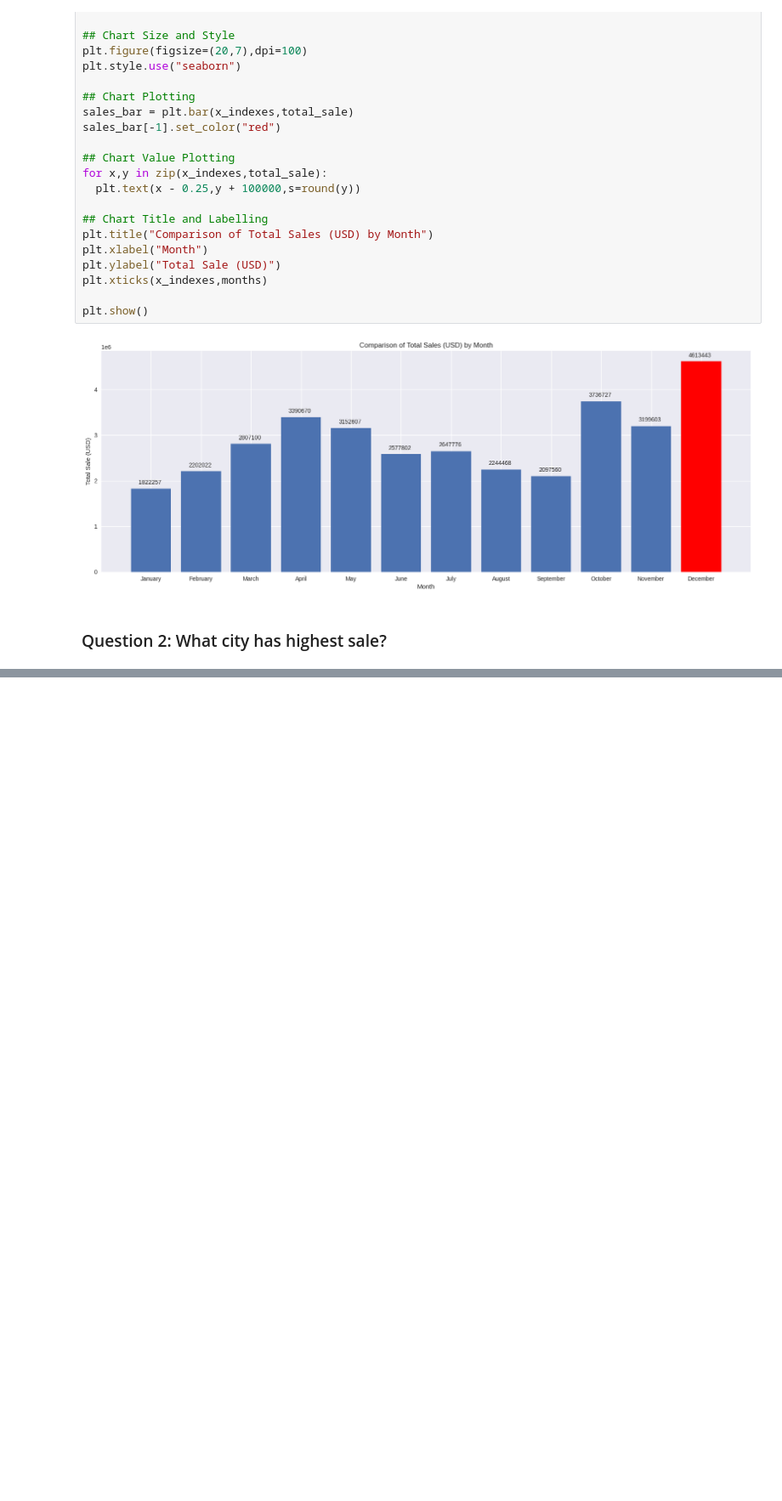
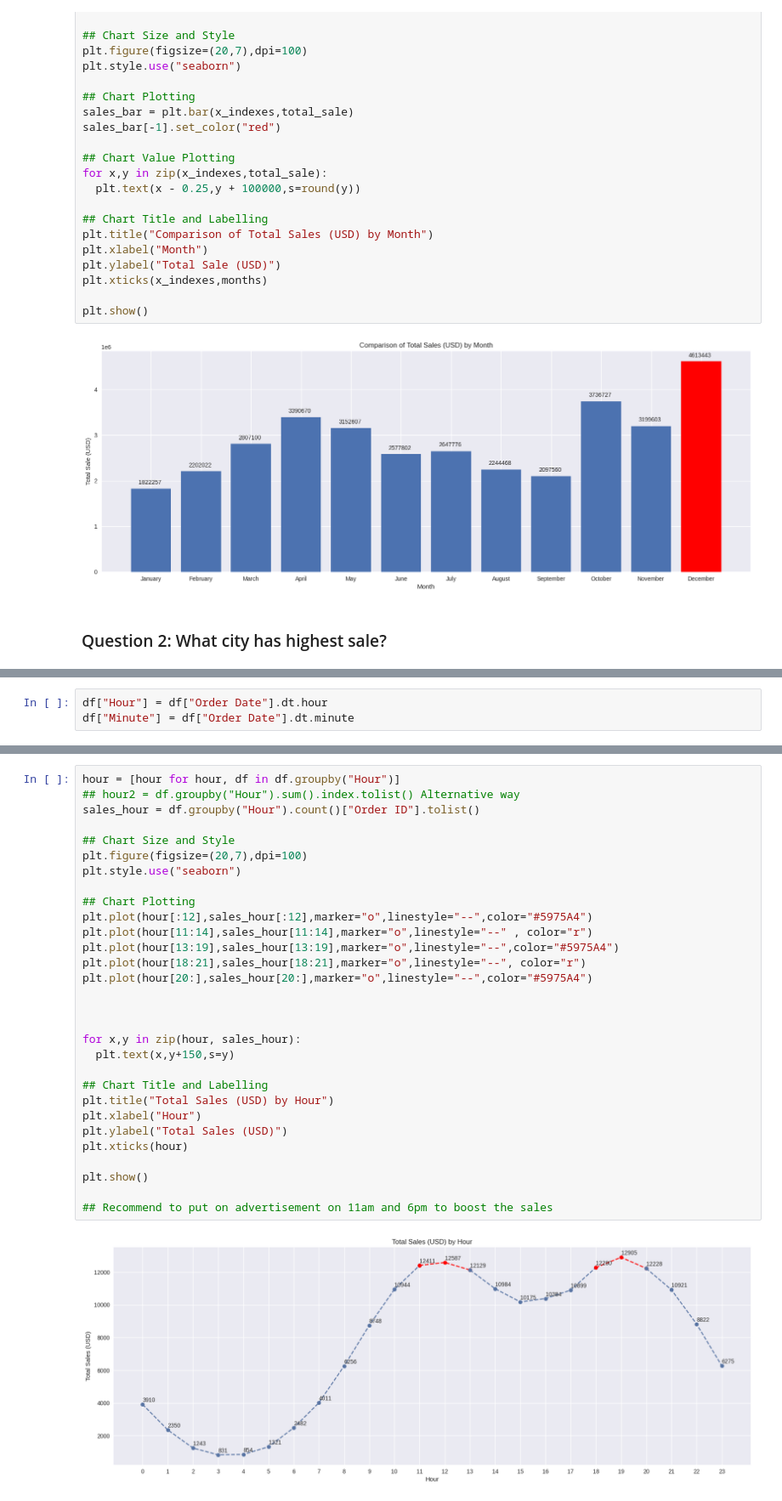
Before and after one commit to justaplan/sales_analysis_tutorial, a Jupyter notebook: sale_analysis.ipynb, the cells around one changed output, grey strips where cells are left out. Shown at 85% size. Cells and saved outputs as stored; diff of their text form; blank space fills up the shorter version.

```diff
--- a/sale_analysis.ipynb
+++ b/sale_analysis.ipynb
@@ -166,0 +169,3 @@ plt.show()
+# %%
+df["Hour"] = df["Order Date"].dt.hour
+df["Minute"] = df["Order Date"].dt.minute
@@ -166,0 +179,32 @@ plt.show()
+# %%
+hour = [hour for hour, df in df.groupby("Hour")]
+## hour2 = df.groupby("Hour").sum().index.tolist() Alternative way
+sales_hour = df.groupby("Hour").count()["Order ID"].tolist()
+
+## Chart Size and Style
+plt.figure(figsize=(20,7),dpi=100)
+plt.style.use("seaborn")
+
+## Chart Plotting
+plt.plot(hour[:12],sales_hour[:12],marker="o",linestyle="--",color="#5975A4")
+plt.plot(hour[11:14],sales_hour[11:14],marker="o",linestyle="--" , color="r")
+plt.plot(hour[13:19],sales_hour[13:19],marker="o",linestyle="--",color="#5975A4")
+plt.plot(hour[18:21],sales_hour[18:21],marker="o",linestyle="--", color="r")
+plt.plot(hour[20:],sales_hour[20:],marker="o",linestyle="--",color="#5975A4")
+
+
+
+for x,y in zip(hour, sales_hour):
+  plt.text(x,y+150,s=y)
+
+## Chart Title and Labelling
+plt.title("Total Sales (USD) by Hour")
+plt.xlabel("Hour")
+plt.ylabel("Total Sales (USD)")
+plt.xticks(hour)
+
+plt.show()
+
+## Recommend to put on advertisement on 11am and 6pm to boost the sales
+# %% [output]
+[figure, added]
```
Also changed, not shown: parts of 4 cells of this notebook.
